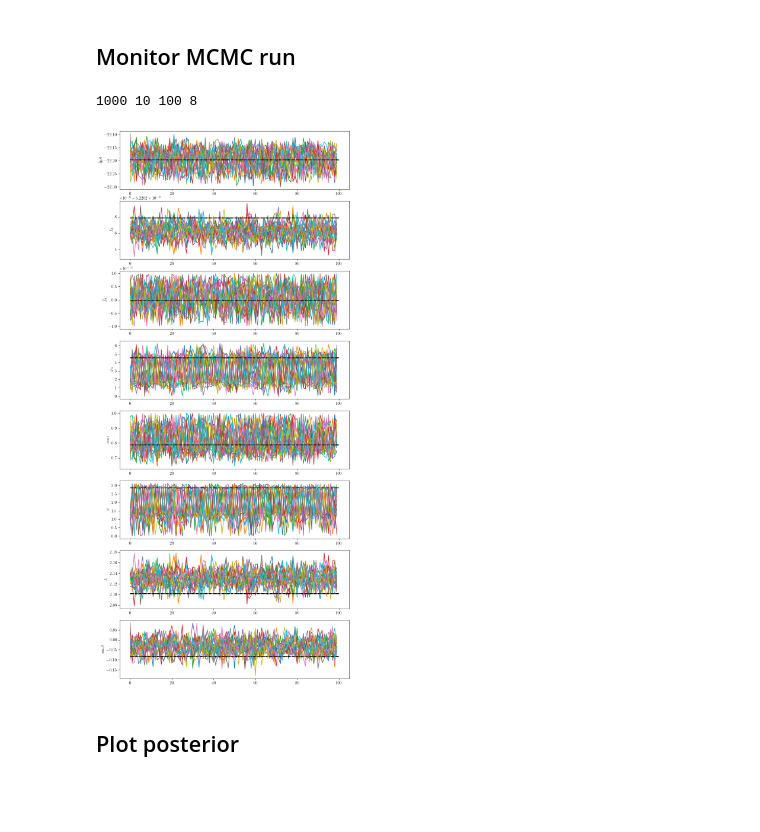
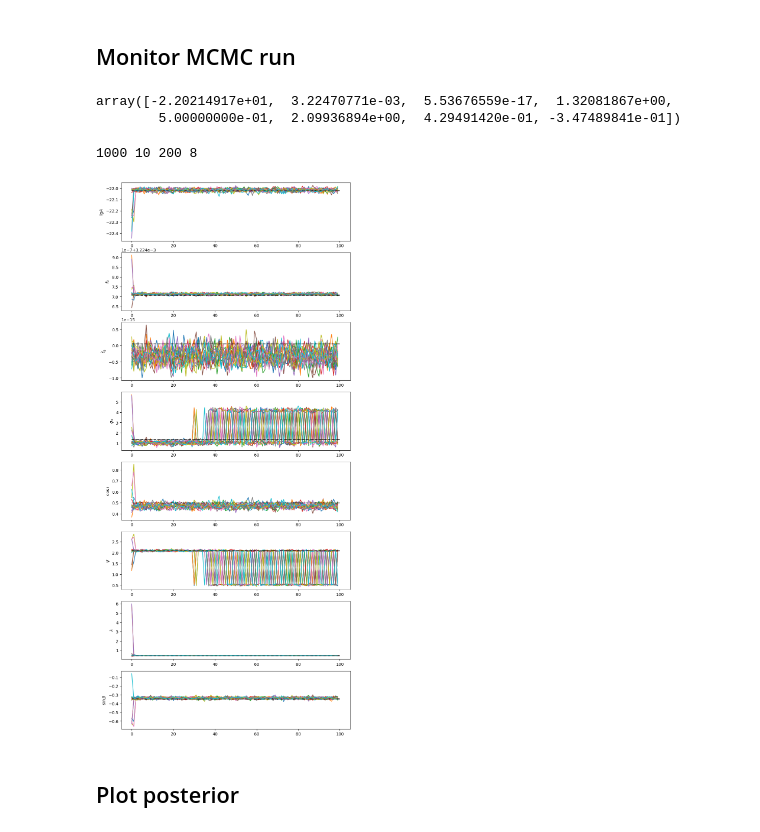
Before and after one commit to TriangleDataCenter/Triangle-GB, a Jupyter notebook: Examples/1_TDC_GBPE_VerificationSet.ipynb, the cells around one changed output. Cells and saved outputs as stored; diff of their text form; code cells hidden in the pictures; blank space fills up the shorter version.

```diff
--- a/Examples/1_TDC_GBPE_VerificationSet.ipynb
+++ b/Examples/1_TDC_GBPE_VerificationSet.ipynb
@@ -268,18 +293,13 @@ estimated ASDs: 3.015536537180707e-21 3.1646197891076897e-21
 # %%
-plt.figure(figsize=(10, 5))
 channel_colors = ["skyblue", "magenta"]
 for i, (channel_name, channel_color) in enumerate(zip(channel_names, channel_colors)):
     if USE_GPU:
-        plt.plot(data_frequency_cut.get(), np.abs(data_channels_cut[i].get()), label=channel_name, color=channel_color)
+        plt.plot(data_frequency_cut.get() * 1e3, np.abs(data_channels_cut[i].get()), label=channel_name, color=channel_color)
     else:
-        plt.plot(data_frequency_cut, np.abs(data_channels_cut[i]), label=channel_name, color=channel_color)
-if USE_GPU:
-    plt.vlines(central_frequency, np.min(np.abs(data_channels_cut.get())), np.max(np.abs(data_channels_cut.get())), linestyle='--', color='k', label=r'central frequency', linewidth=1)
-else:
-    plt.vlines(central_frequency, np.min(np.abs(data_channels_cut)), np.max(np.abs(data_channels_cut)), linestyle='--', color='k', label=r'central frequency', linewidth=1)
+        plt.plot(data_frequency_cut * 1e3, np.abs(data_channels_cut[i]), label=channel_name, color=channel_color)
 plt.legend(loc="upper right")
 plt.grid(linestyle=':')
-plt.xlabel("Frequency (Hz)")
+plt.xlabel("Frequency (mHz)")
 plt.ylabel("Fourier-domain waveform")
 # %% [output]
 Text(0, 0.5, 'Fourier-domain waveform')
@@ -400,7 +411,7 @@ import corner
 # %%
 # hyper parameters
 ndim = 8
-nwalkers = 100
+nwalkers = 200
 ntemps = 10
 if ntemps == 1:
     temps = np.array([1.])
@@ -411,13 +422,13 @@ tempering_kwargs=dict(betas=betas)
 
 # priors
 # These priors are rather conservative. Hopefully they can be better constrained by some astrophysical reasons?
-lim_lgA = [-24, -20] # this should be broad enough?
+lim_lgA = [-24, -20] # a relatively broad range
 lim_f0 = np.array([fmin, fmax]) # only the unpadded range
-lim_df0 = np.array([-1e-15, 1e-15]) # the prior in GBToolkits applies to DWDs evolving due to GWs only, thus we set a relatively broad range here
-lim_phi0 = [0, TWOPI] # should be periodic in principle
+lim_df0 = np.array([-1e-15, 1e-15]) # a relatively broad range
+lim_phi0 = [0, TWOPI]
 lim_cosinc = [-1, 1]
 lim_psi = [0, PI]
-lim_lam = [0, TWOPI] # should be periodic in principle
+lim_lam = [0, TWOPI]
 lim_sinbeta = [-1, 1]
 
 lims = [lim_lgA, lim_f0, lim_df0, lim_phi0, lim_cosinc, lim_psi, lim_lam, lim_sinbeta]
@@ -486,9 +493,9 @@ shape of starting points: (10, 100, 8)
 # %% [markdown]
 ### resume run if necessary
 # %%
-# ensemble.stopping_fn = None
-thin_by =100
-burn = 0
-nsteps = int(100000 / thin_by)
+# # ensemble.stopping_fn = None
+# thin_by =100
+# burn = 0
+# nsteps = int(100000 / thin_by)
 
-out = ensemble.run_mcmc(ensemble.get_last_sample(), nsteps, burn=burn, progress=True, thin_by=thin_by)
+# out = ensemble.run_mcmc(ensemble.get_last_sample(), nsteps, burn=burn, progress=True, thin_by=thin_by)
@@ -525,9 +504,12 @@ KeyboardInterrupt:
 # %%
 param_labels = [r'${\rm lg}A$', r'$f_0$', r'$\dot{f}_0$', r'$\varphi_0$', r'$\cos \iota$', r'$\psi$', r'$\lambda$', r'$\sin \beta$']
 param_truths = vecparams[0]
+param_truths
+# %% [output]
+array([-2.20214917e+01,  3.22470771e-03,  5.53676559e-17,  1.32081867e+00,
+        5.00000000e-01,  2.09936894e+00,  4.29491420e-01, -3.47489841e-01])
 # %%
-reader = HDFBackend(chain_filename, read_only=True)
-samples = reader.get_chain(discard=0, thin=1)
+samples = ensemble.get_chain(discard=0, thin=1)
 raw_sample = samples['model_0'][:, :, :, 0, :]
 nstep = raw_sample.shape[0]
 ntemp = raw_sample.shape[1]
@@ -537,22 +519,22 @@ ndim = raw_sample.shape[3]
 raw_sample = None
 print(nstep, ntemp, nwalker, ndim)
 # %% [output]
-1000 10 100 8
+1000 10 200 8
 # %%
 thin = 10
 burnin = 0
-len_chain = len(reader.get_chain(thin=thin, discard=burnin)['model_0'][:, 0, 0, :, 0])
+len_chain = len(ensemble.get_chain(thin=thin, discard=burnin)['model_0'][:, 0, 0, :, 0])
 
 fig, ax = plt.subplots(ndim, 1)
 fig.set_size_inches(10, 3*ndim)
 for i in range(ndim):
     for walk in range(20):
     # for walk in range(nwalker):
-        ax[i].plot(reader.get_chain(thin=thin, discard=burnin)['model_0'][:, 0, walk, 0, i])
+        ax[i].plot(ensemble.get_chain(thin=thin, discard=burnin)['model_0'][:, 0, walk, 0, i])
         ax[i].hlines(param_truths[i], 0, len_chain, color='k', linestyle='-.', linewidth=1)
     ax[i].set_ylabel(param_labels[i])
 # %% [output]
-[figure, old version]
+[figure, new version]
 # %% [markdown]
 ## Plot posterior
 # %%
```
Also changed, not shown: parts of 20 cells of this notebook, 5 other files.
